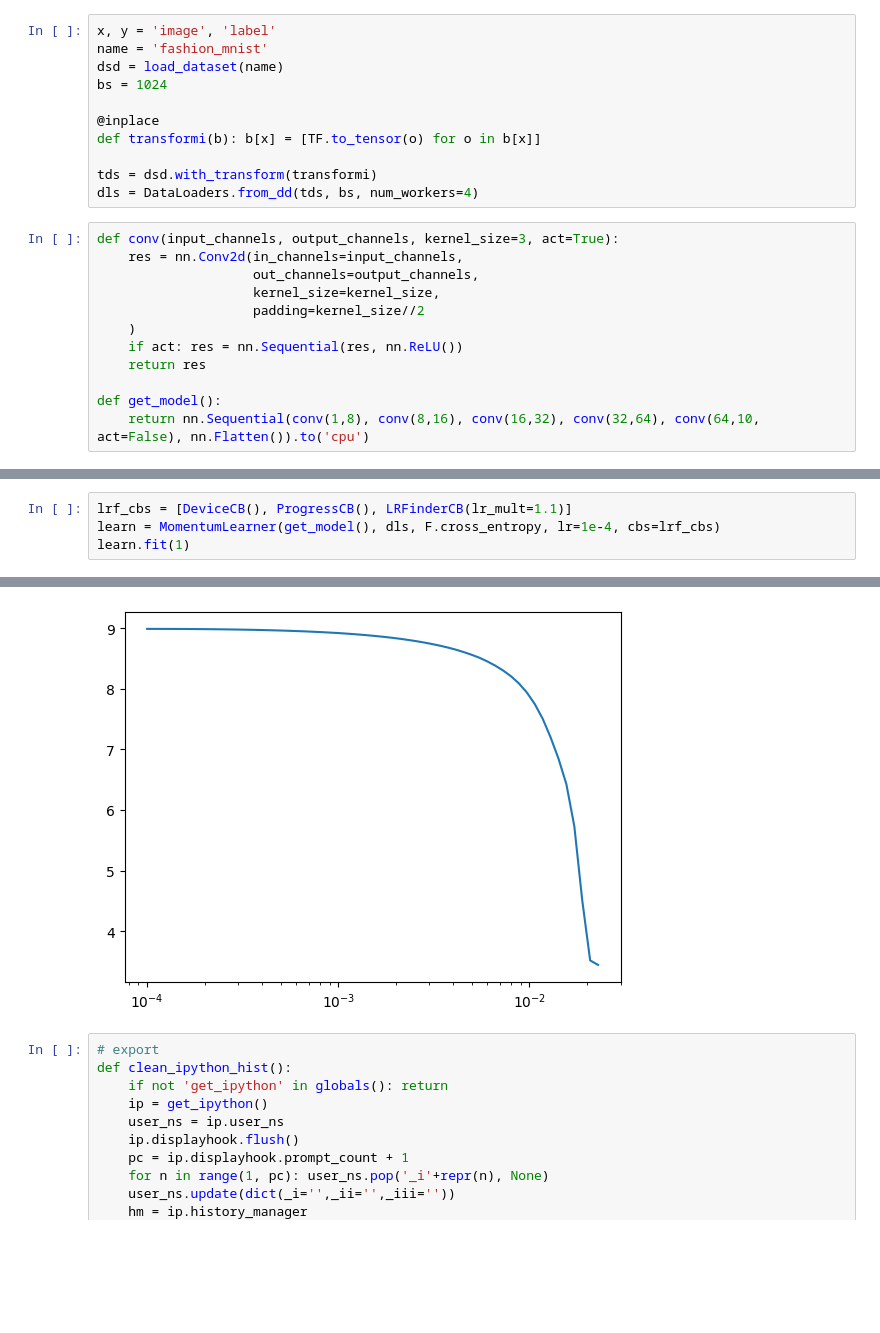
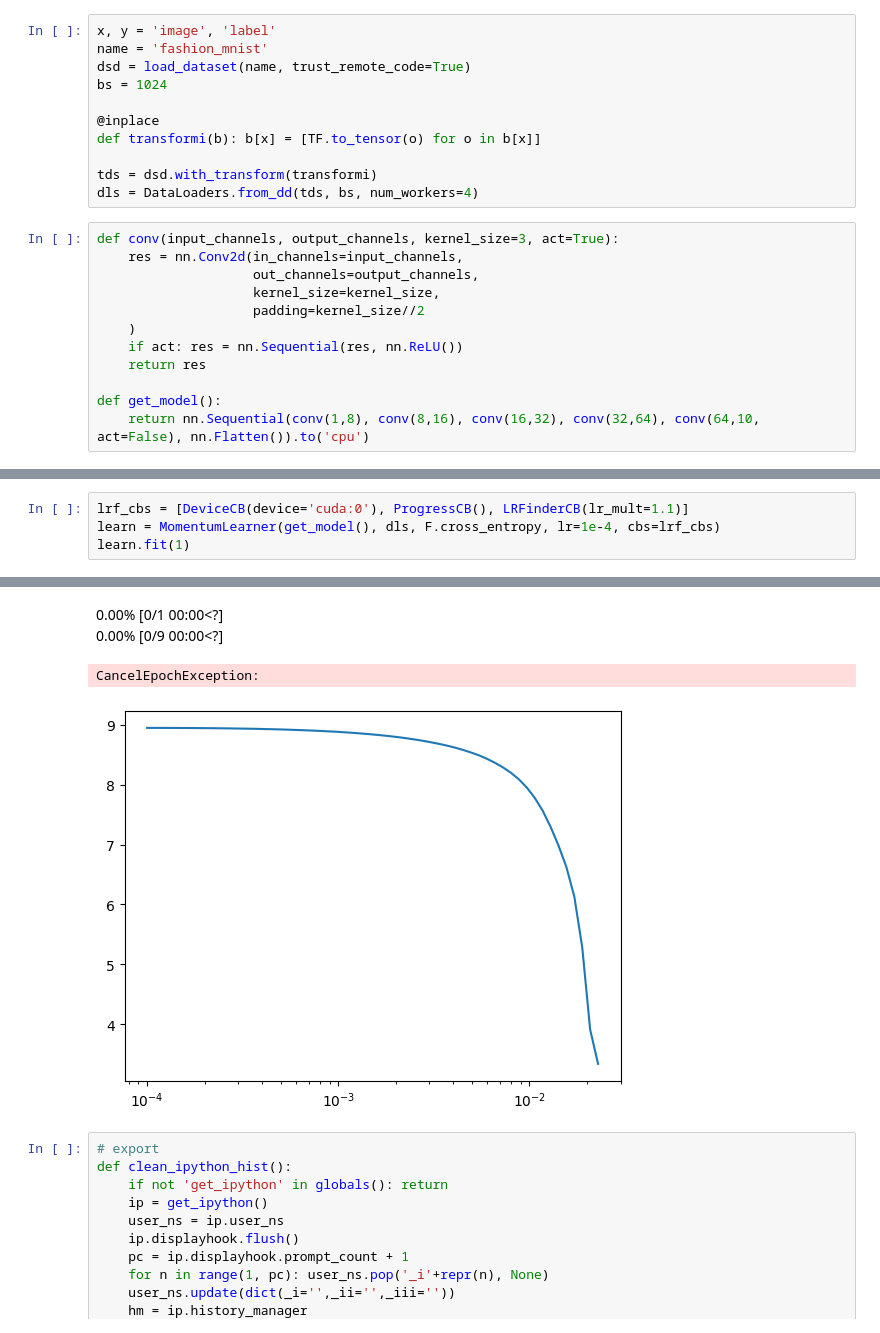
Before and after one commit to SadEnjoyer/diffusion, a Jupyter notebook: notebooks/initialization.ipynb, the cells around one changed output, grey strips where cells are left out. Cells and saved outputs as stored; diff of their text form; blank space fills up the shorter version.

```diff
--- a/notebooks/initialization.ipynb
+++ b/notebooks/initialization.ipynb
@@ -35,7 +56,7 @@ set_seed(42)
 # %%
 x, y = 'image', 'label'
 name = 'fashion_mnist'
-dsd = load_dataset(name)
+dsd = load_dataset(name, trust_remote_code=True)
 bs = 1024
 
 @inplace
@@ -67,5 +89,5 @@ learn.fit(1)
 # %%
-lrf_cbs = [DeviceCB(), ProgressCB(), LRFinderCB(lr_mult=1.1)]
+lrf_cbs = [DeviceCB(device='cuda:0'), ProgressCB(), LRFinderCB(lr_mult=1.1)]
 learn = MomentumLearner(get_model(), dls, F.cross_entropy, lr=1e-4, cbs=lrf_cbs)
 learn.fit(1)
 # %% [output]
@@ -73,4 +94,7 @@ learn.fit(1)
+0.00% [0/1 00:00<?]
+0.00% [0/9 00:00<?]
+CancelEpochException:
-[figure, old version]
+[figure, new version]
 # %%
 # export
 def clean_ipython_hist():
```
Also changed, not shown: parts of 69 cells of this notebook, 15 other files.
